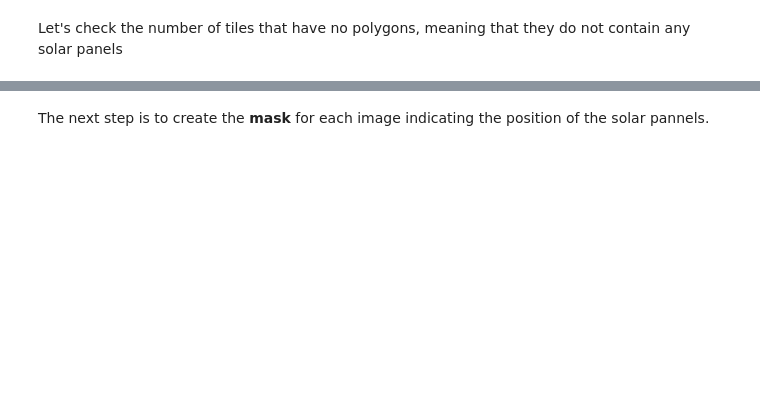
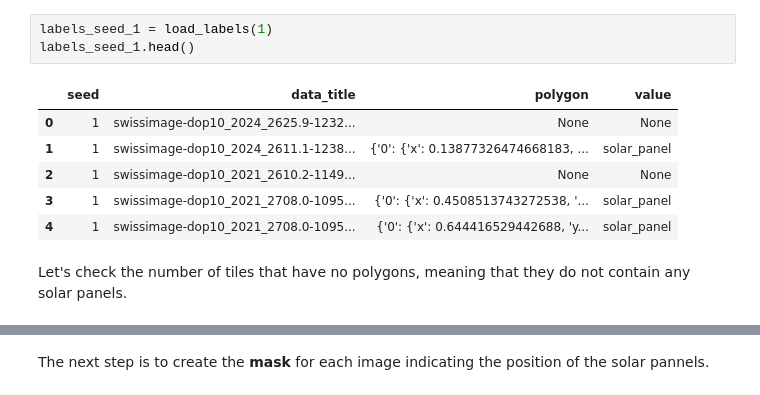
Before and after one commit to SDSC-christian/solar-energy-suitability, a Jupyter notebook: notebooks/run.ipynb, the cells around one changed output, grey strips where cells are left out. Drawn from its saved outputs; the diff is of its cells as text; blank space fills up the shorter version.

```diff
--- a/notebooks/run.ipynb
+++ b/notebooks/run.ipynb
@@ -90,3 +56,13 @@ labels_seed_1
+# %%
+labels_seed_1 = load_labels(1)
+labels_seed_1.head()
+# %% [output]
+|  | seed | data_title | polygon | value |
+| 0 | 1 | swissimage-dop10_2024_2625.9-1232... | None | None |
+| 1 | 1 | swissimage-dop10_2024_2611.1-1238... | {'0': {'x': 0.13877326474668183, ... | solar_panel |
+| 2 | 1 | swissimage-dop10_2021_2610.2-1149... | None | None |
+| 3 | 1 | swissimage-dop10_2021_2708.0-1095... | {'0': {'x': 0.4508513743272538, '... | solar_panel |
+| 4 | 1 | swissimage-dop10_2021_2708.0-1095... | {'0': {'x': 0.644416529442688, 'y... | solar_panel |
 # %% [markdown]
-Let's check the number of tiles that have no polygons, meaning that they do not contain any solar panels
+Let's check the number of tiles that have no polygons, meaning that they do not contain any solar panels.
 # %%
```
Also changed, not shown: parts of 22 cells of this notebook.
